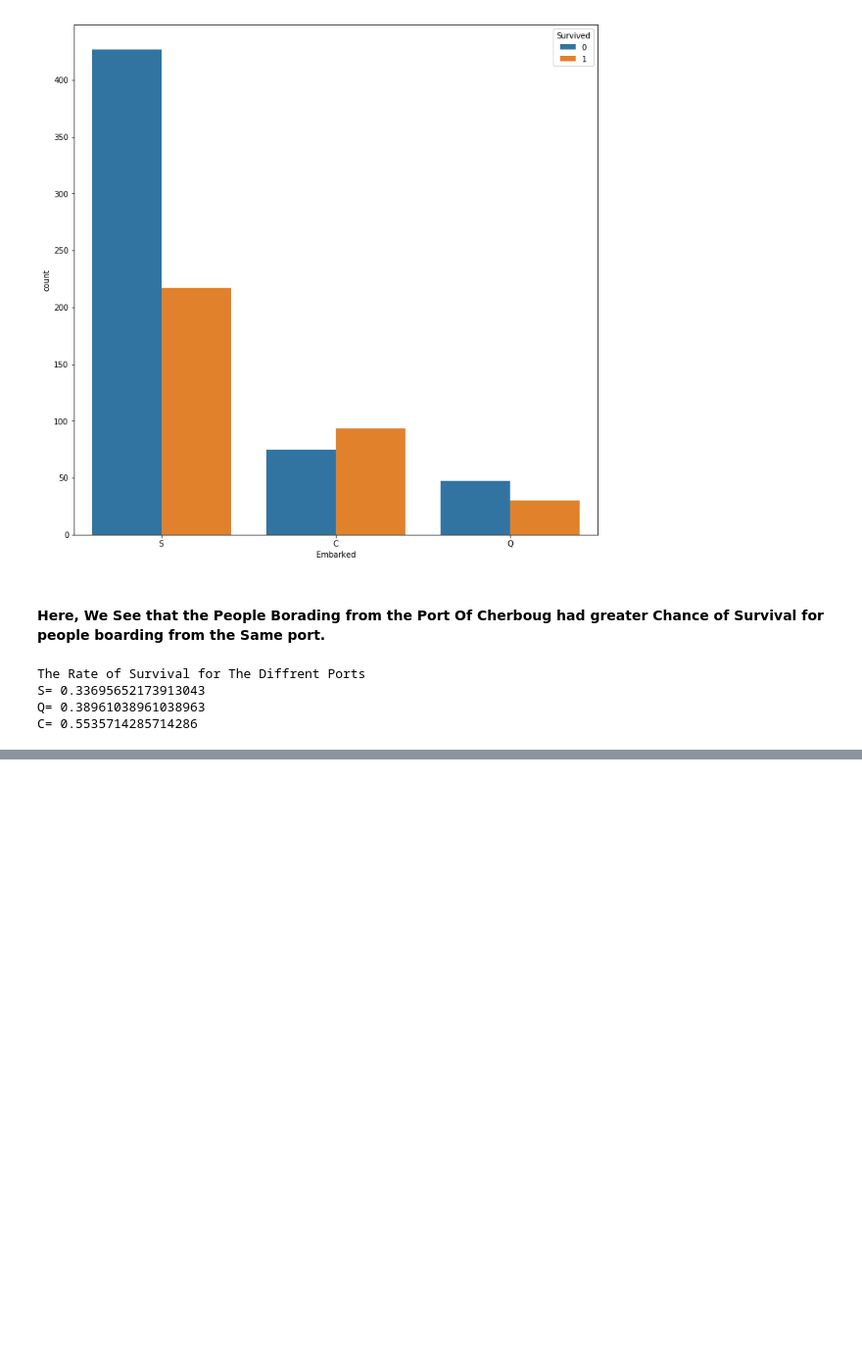
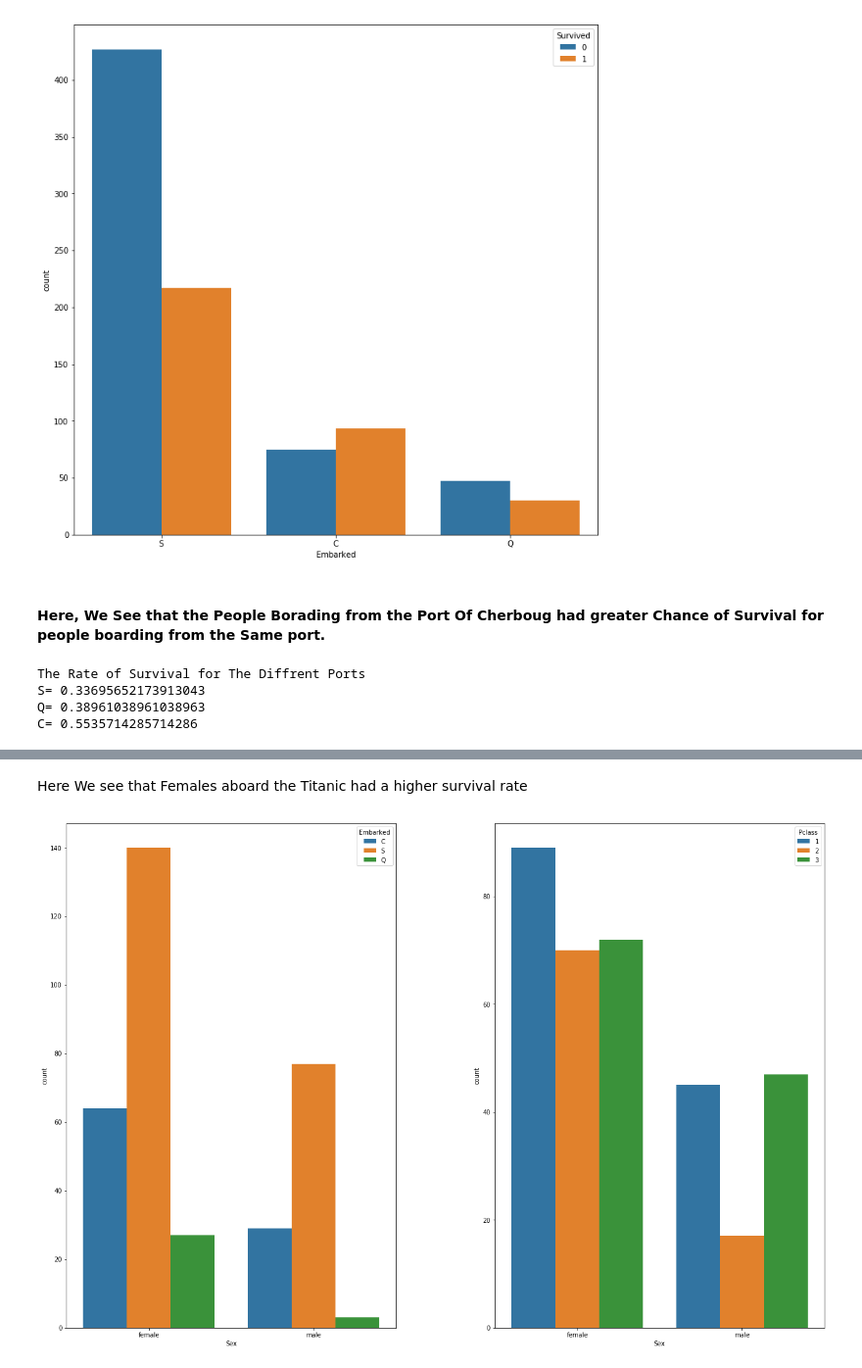
Before and after one commit to AjishKalia99/Titanic, a Jupyter notebook: Analysis.ipynb, the cells around one changed output, grey strips where cells are left out. Shown at 98% size. Drawn from its saved outputs; the diff is of its cells as text; code cells hidden in the pictures; blank space fills up the shorter version.

```diff
--- a/Analysis.ipynb
+++ b/Analysis.ipynb
@@ -195,0 +204,12 @@ C= 0.5535714285714286
+# %% [markdown]
+Here We see that Females aboard the Titanic had a higher survival rate
+# %%
+plt.figure(figsize=(22,15))
+plt.subplots_adjust(hspace=0.5,wspace=0.3)
+plt.subplot(121)
+sns.countplot(x='Sex',data=Data[Data['Survived']==1],hue='Embarked')
+plt.subplot(122)
+sns.countplot(x='Sex',data=Data[Data['Survived']==1],hue='Pclass')
+plt.show()
+# %% [output]
+[figure, added]
```
Also changed, not shown: parts of 3 cells of this notebook.
